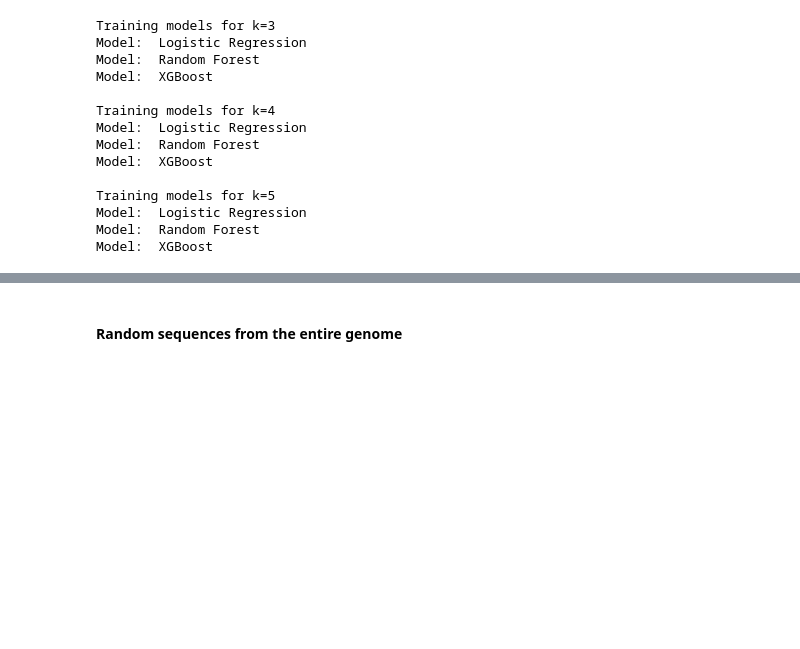
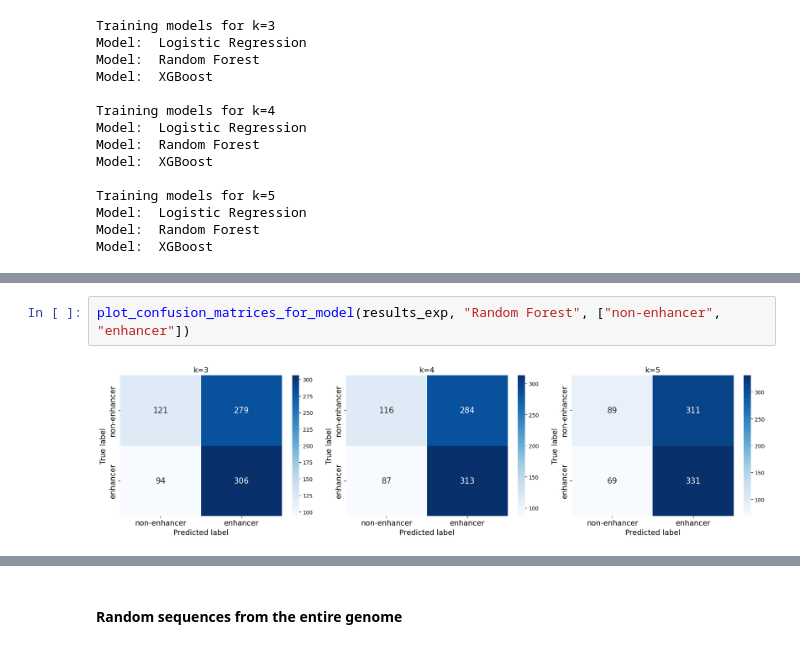
Before and after one commit to zosialagiewka/Bioinformatics_Projects, a Jupyter notebook: Task2/task2.ipynb, the cells around one changed output, grey strips where cells are left out. Saved outputs shown, nothing was run; the diff lists cells and outputs as text; blank space fills up the shorter version.

```diff
--- a/Task2/task2.ipynb
+++ b/Task2/task2.ipynb
@@ -270,0 +285,4 @@ Results for k=4
+# %%
+plot_confusion_matrices_for_model(results_exp, "Random Forest", ["non-enhancer", "enhancer"])
+# %% [output]
+[figure, added]
```
Also changed, not shown: parts of 17 cells of this notebook.
